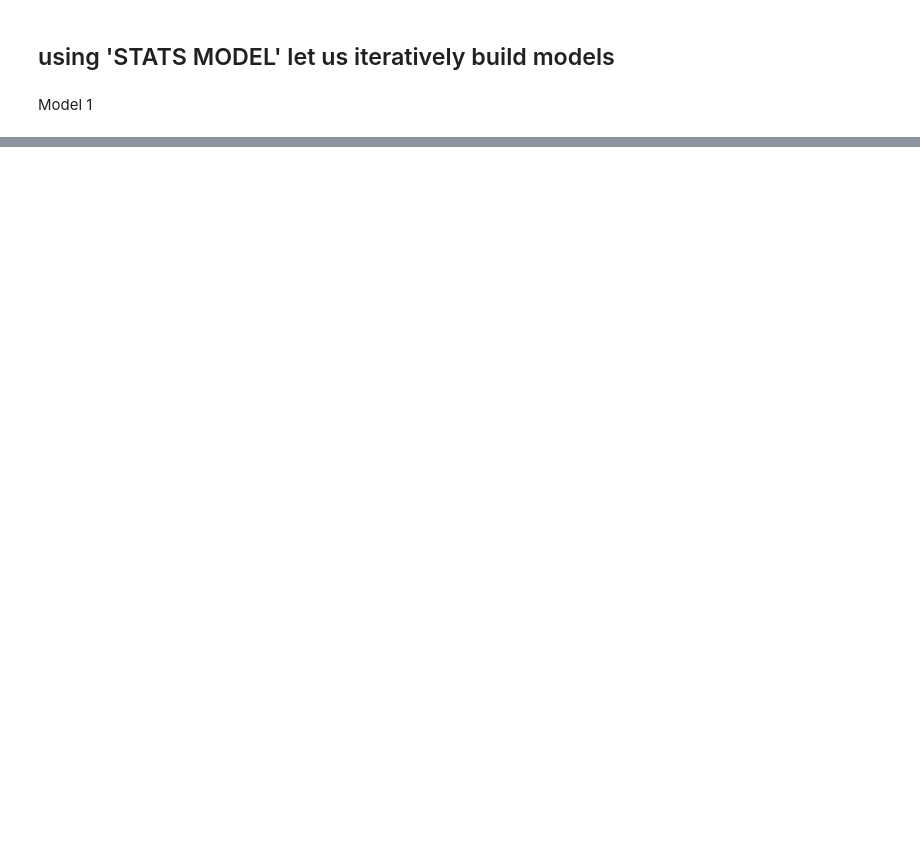
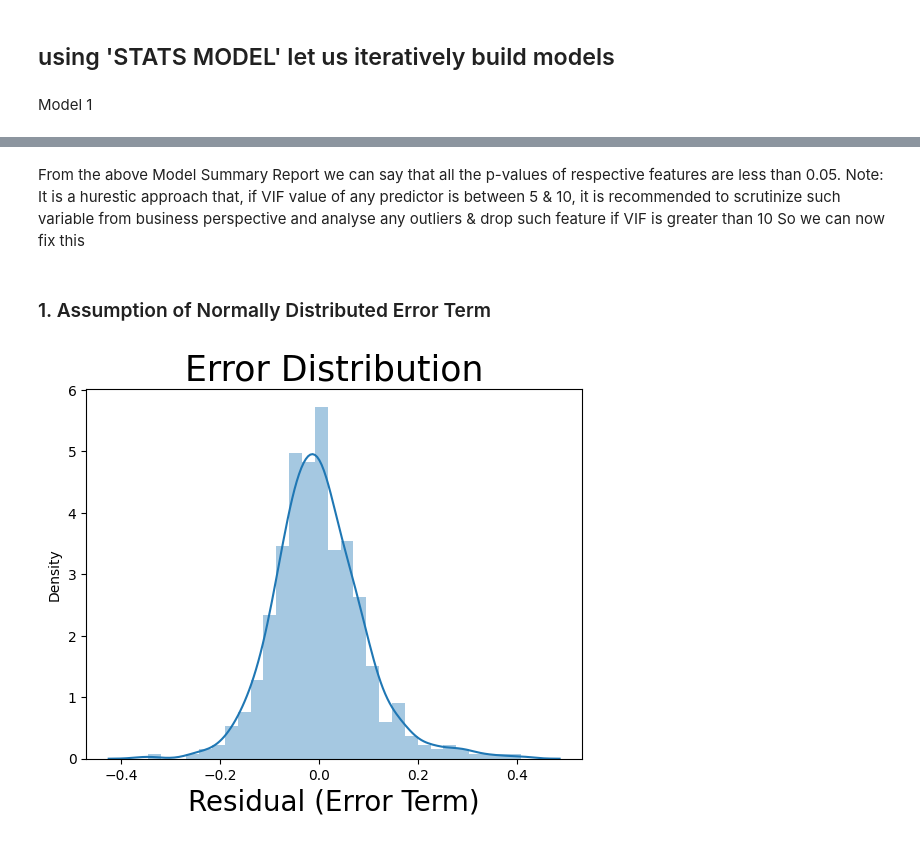
Before and after one commit to aravindvcyber/Bike_Sharing_Multiple_Linear_Regression, a Jupyter notebook: Bike_Sharing_Multiple_Linear_Regression.ipynb, the cells around one changed output, grey strips where cells are left out. Drawn from its saved outputs; the diff is of its cells as text; code cells hidden in the pictures; blank space fills up the shorter version.

```diff
--- a/Bike_Sharing_Multiple_Linear_Regression.ipynb
+++ b/Bike_Sharing_Multiple_Linear_Regression.ipynb
@@ -656,0 +1133,3 @@ print(lr1.summary())
+# %%
+X_train_rfe6 = X_train_rfe5.drop(["workingday"], axis = 1)
+compute_VIF(X_train_rfe6)
@@ -656,0 +1148,3 @@ print(lr1.summary())
+# %%
+lr6 = fit_OLS_model(y_train,X_train_rfe6)
+lr6.params
@@ -656,0 +1184,22 @@ print(lr1.summary())
+# %% [markdown]
+From the above  Model Summary Report we can say that all the p-values of respective features are less than 0.05.
+Note: It is a hurestic approach that, if VIF value of any predictor is between 5 & 10, it is recommended to scrutinize such variable from business perspective and analyse any outliers & drop such feature if VIF is greater than 10
+So we can now fix this
+# %%
+X_train_lm6 = sm.add_constant(X_train_rfe6)
+# %%
+# Lets perform Residual Analysis
+y_train_pred = lr6.predict(X_train_lm6)
+residual = y_train_pred - y_train
+# %% [markdown]
+### 1. Assumption of Normally Distributed Error Term
+# %%
+#1. Assumption of Normally Distributed Error Term
+
+# Plot the histogram of the error terms
+sns.distplot(residual)
+plt.xlabel('Residual (Error Term)', fontdict={'fontsize': 20})
+plt.title('Error Distribution', fontdict={'fontsize': 25})
+plt.show()
+# %% [output]
+[figure, added]
```
Also changed, not shown: parts of 89 cells of this notebook.
